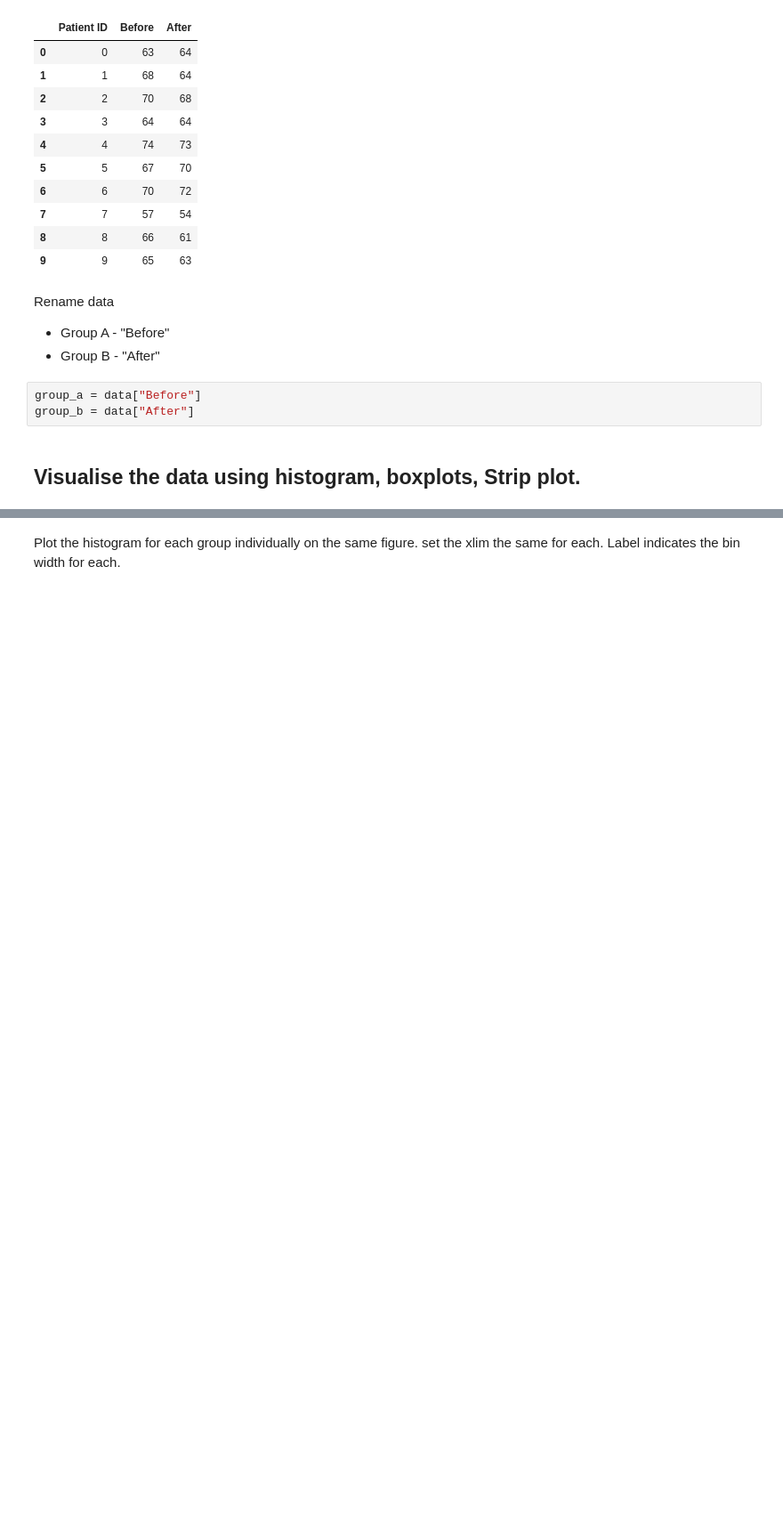
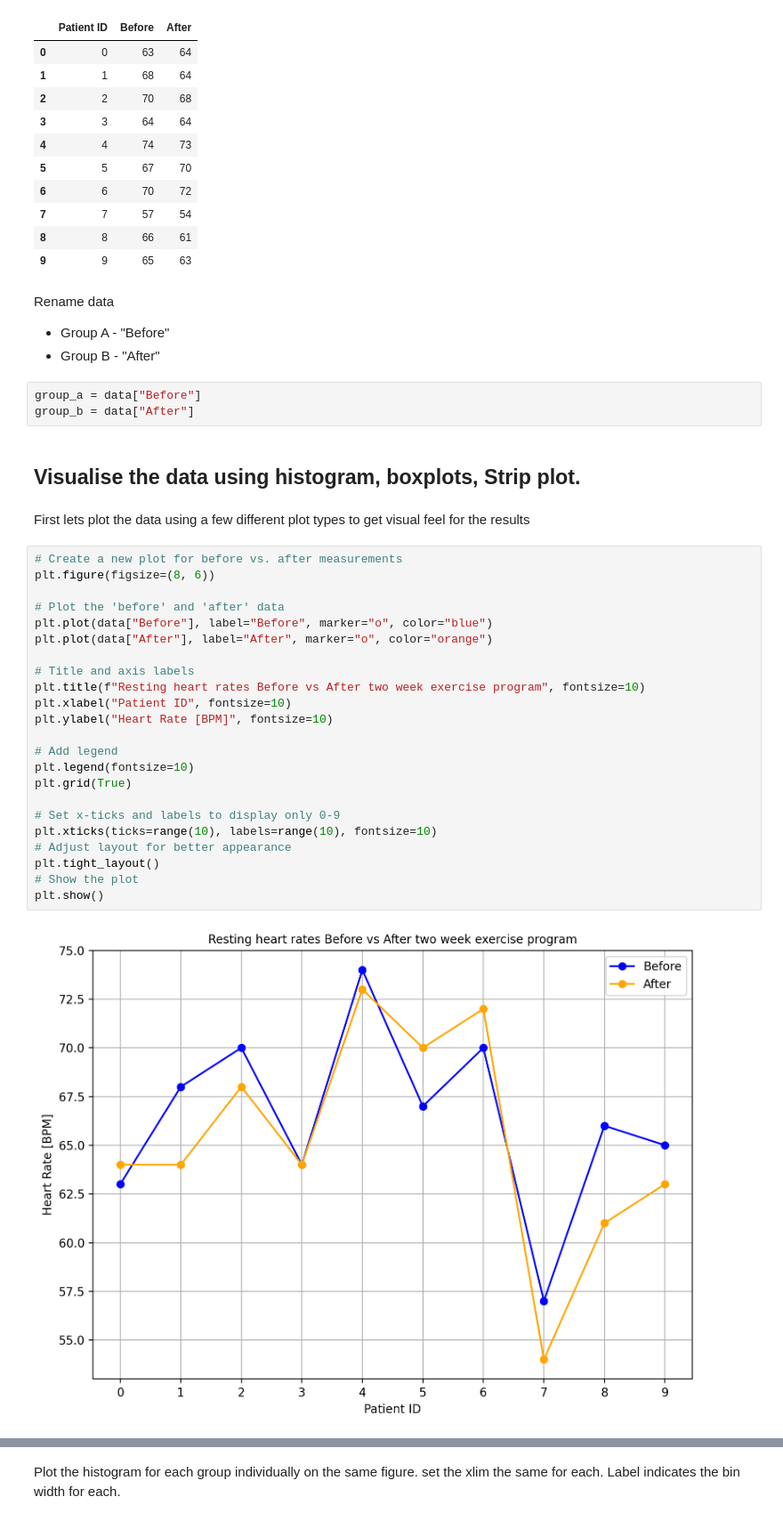
Before and after one commit to shanekeenan/applied_statistics, a Jupyter notebook: tasks.ipynb, the cells around one changed output, grey strips where cells are left out. Shown at 89% size. Saved outputs shown, nothing was run; the diff lists cells and outputs as text; blank space fills up the shorter version.

```diff
--- a/tasks.ipynb
+++ b/tasks.ipynb
@@ -505,3 +513,30 @@ group_a = data["Before"]
 group_b = data["After"]
 # %% [markdown]
 ## Visualise the data using histogram, boxplots, Strip plot.
+# %% [markdown]
+First lets plot the data using a few different plot types to get visual feel for the results
+# %%
+# Create a new plot for before vs. after measurements
+plt.figure(figsize=(8, 6))
+
+# Plot the 'before' and 'after' data
+plt.plot(data["Before"], label="Before", marker="o", color="blue")
+plt.plot(data["After"], label="After", marker="o", color="orange")
+
+# Title and axis labels
+plt.title(f"Resting heart rates Before vs After two week exercise program", fontsize=10)
+plt.xlabel("Patient ID", fontsize=10)
+plt.ylabel("Heart Rate [BPM]", fontsize=10)
+
+# Add legend
+plt.legend(fontsize=10)
+plt.grid(True)
+
+# Set x-ticks and labels to display only 0-9
+plt.xticks(ticks=range(10), labels=range(10), fontsize=10)
+# Adjust layout for better appearance
+plt.tight_layout()
+# Show the plot
+plt.show()
+# %% [output]
+[figure, added]
```
Also changed, not shown: parts of 34 cells of this notebook.
